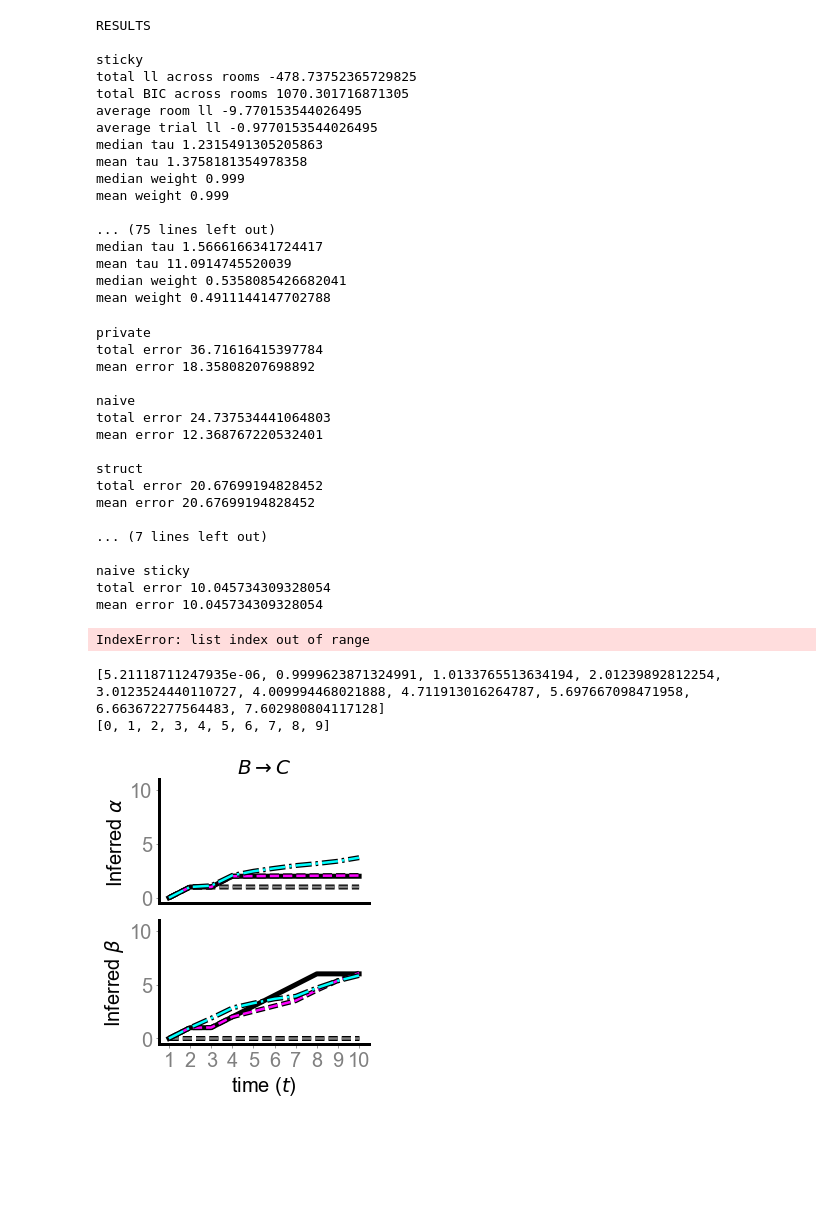
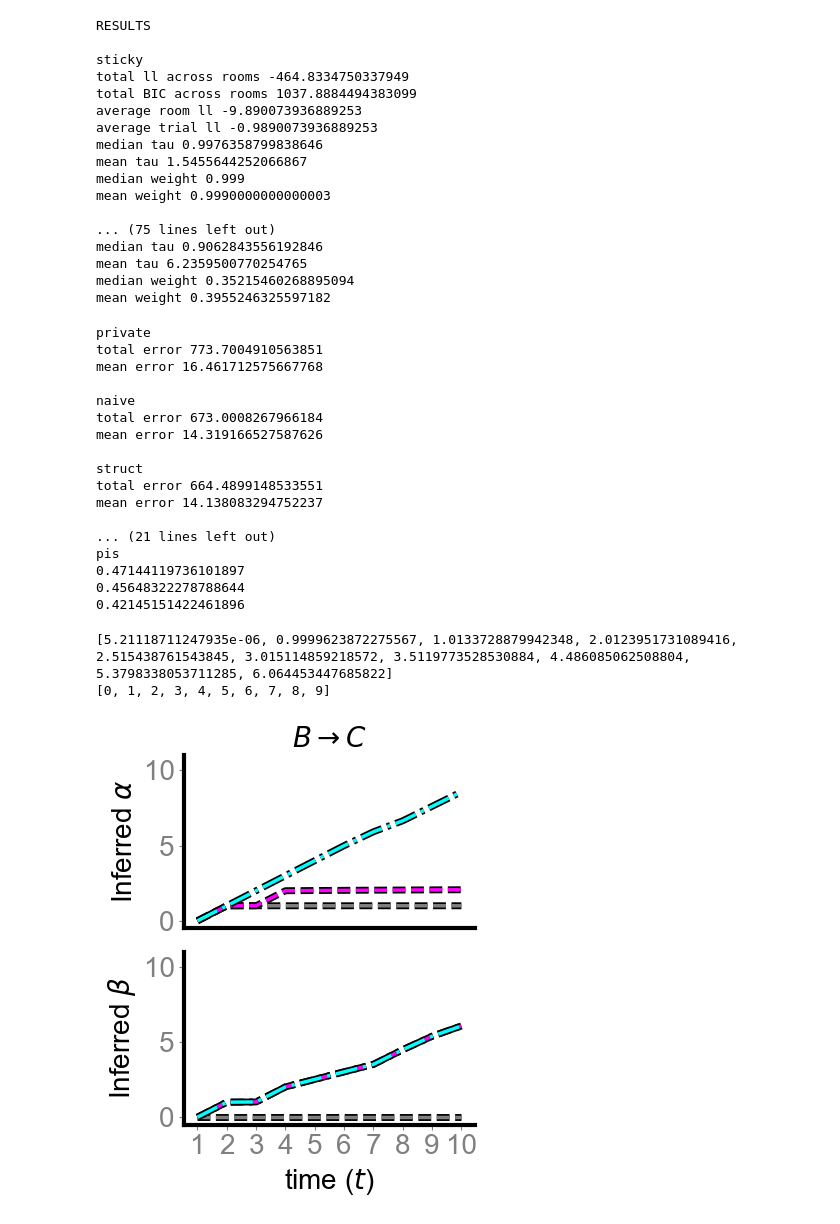
Before and after one commit to janphilippfranken/spacefish, a Jupyter notebook: analysis/fit_participant.ipynb, the cells around one changed output. Cells and saved outputs as stored; diff of their text form; code cells hidden in the pictures; blank space fills up the shorter version.

```diff
--- a/analysis/fit_participant.ipynb
+++ b/analysis/fit_participant.ipynb
@@ -15,8 +15,8 @@ import pylab
 from bayesian_learner import BayesianLearner
 from utils import generate_structures
 # %%
-data = np.array(np.loadtxt('processed_data_and_figures/exp_1_one_player_known_structure/main/cond_3_CB_full.txt')).reshape(50,3,10)
-count = 49 # n subjects in this condition
+data = np.array(np.loadtxt('processed_data_and_figures/exp_1_one_player_known_structure/cond_1_BC_full.txt')).reshape(48,3,10)
+count = 47 # n subjects in this condition
 
 pp_means = data[count, 0, :]
 
@@ -28,16 +28,16 @@ data = data[:count, 0, :]
 # l2_a = open('inferred_observations/exp_1_cond_2_l2_a.txt')
 # l2_a = json.load(l2_a)
 
-l1_b = open('inferred_observations/exp_1_cond_3_l1_b.txt')
+l1_b = open('inferred_observations/exp_1_cond_1_l1_b.txt')
 l1_b = json.load(l1_b)
 
-l1_c = open('inferred_observations/exp_1_cond_3_l1_c.txt')
+l1_c = open('inferred_observations/exp_1_cond_1_l1_c.txt')
 l1_c = json.load(l1_c)
 
-l2_b = open('inferred_observations/exp_1_cond_3_l2_b.txt')
+l2_b = open('inferred_observations/exp_1_cond_1_l2_b.txt')
 l2_b = json.load(l2_b)
 
-l2_c = open('inferred_observations/exp_1_cond_3_l2_c.txt')
+l2_c = open('inferred_observations/exp_1_cond_1_l2_c.txt')
 l2_c = json.load(l2_c)
 # %%
 print(l1_b['0'])
@@ -342,20 +342,20 @@ for model in model_ll.keys():
 RESULTS
 
 sticky
-total ll across rooms -478.73752365729825
-total BIC across rooms 1070.301716871305
-average room ll -9.770153544026495
-average trial ll -0.9770153544026495
-median tau 1.2315491305205863
-mean tau 1.3758181354978358
+total ll across rooms -464.8334750337949
+total BIC across rooms 1037.8884494383099
+average room ll -9.890073936889253
+average trial ll -0.9890073936889253
+median tau 0.9976358799838646
+mean tau 1.5455644252066867
 median weight 0.999
-mean weight 0.999
+mean weight 0.9990000000000003
 
 ... (75 lines left out)
-median tau 1.5666166341724417
-mean tau 11.0914745520039
-median weight 0.5358085426682041
-mean weight 0.4911144147702788
+median tau 0.9062843556192846
+mean tau 6.2359500770254765
+median weight 0.35215460268895094
+mean weight 0.3955246325597182
 # %%
 loo_loglikelihoods_sticky = []
 loo_parameters_sticky = []
@@ -560,23 +560,22 @@ print(np.median(pi_naive_sticky))
 print(np.median(pi_struct_sticky))
 # %% [output]
 private
-total error 36.71616415397784
-mean error 18.35808207698892
+total error 773.7004910563851
+mean error 16.461712575667768
 
 naive
-total error 24.737534441064803
-mean error 12.368767220532401
+total error 673.0008267966184
+mean error 14.319166527587626
 
 struct
-total error 20.67699194828452
-mean error 20.67699194828452
+total error 664.4899148533551
+mean error 14.138083294752237
 
-... (7 lines left out)
-
-naive sticky
-total error 10.045734309328054
-mean error 10.045734309328054
+... (21 lines left out)
+pis
+0.47144119736101897
+0.45648322278788644
+0.42145151422461896
-IndexError: list index out of range
 # %%
 # getting inferred parameters
 ground_truth_alpha = [0, 1, 1, 2, 2, 2, 2, 2, 2, 2]
@@ -685,7 +684,7 @@ for trial in range(10):
 print(struct_beta)
 print(ground_truth_beta)
 # %% [output]
-[5.21118711247935e-06, 0.9999623871324991, 1.0133765513634194, 2.01239892812254, 3.0123524440110727, 4.009994468021888, 4.711913016264787, 5.697667098471958, 6.663672277564483, 7.602980804117128]
+[5.21118711247935e-06, 0.9999623872275567, 1.0133728879942348, 2.0123951731089416, 2.515438761543845, 3.015114859218572, 3.5119773528530884, 4.486085062508804, 5.3798338053711285, 6.064453447685822]
 [0, 1, 2, 3, 4, 5, 6, 7, 8, 9]
 # %%
 # GLOBAL PLOT PARAMETERS
@@ -707,8 +706,8 @@ def inferredParam_plot(data):
     fig, axs = plt.subplots(2, 1, figsize=(4,5),sharey=True)
     axs[0].title.set_text(r'$ B\rightarrow C$')
     # truth
-    axs[0].plot(np.arange(1, 11,1), data[0], label="A",linewidth=2.5, color='black',linestyle='-',path_effects=[pe.Stroke(linewidth=5, foreground='black'), pe.Normal()])
-    axs[1].plot(np.arange(1, 11,1), data[1], label="B",linewidth=2.5, color='black',linestyle='-',path_effects=[pe.Stroke(linewidth=5, foreground='black'), pe.Normal()])
+    # axs[0].plot(np.arange(1, 11,1), data[0], label="A",linewidth=2.5, color='black',linestyle='-',path_effects=[pe.Stroke(linewidth=5, foreground='black'), pe.Normal()])
+    # axs[1].plot(np.arange(1, 11,1), data[1], label="B",linewidth=2.5, color='black',linestyle='-',path_effects=[pe.Stroke(linewidth=5, foreground='black'), pe.Normal()])
     # private
     axs[0].plot(np.arange(1, 11,1), data[2], label="A",linewidth=2.5, color='grey',linestyle='--',path_effects=[pe.Stroke(linewidth=5, foreground='black'), pe.Normal()])
     axs[1].plot(np.arange(1, 11,1), data[3], label="B",linewidth=2.5, color='grey',linestyle='--',path_effects=[pe.Stroke(linewidth=5, foreground='black'), pe.Normal()])
@@ -718,35 +717,35 @@ def inferredParam_plot(data):
     # l2
     axs[0].plot(np.arange(1, 11,1), data[6], label="A",linewidth=2.5, color='cyan',linestyle='-.',path_effects=[pe.Stroke(linewidth=5, foreground='black'), pe.Normal()])
     axs[1].plot(np.arange(1, 11,1), data[7], label="B",linewidth=2.5, color='cyan',linestyle='-.',path_effects=[pe.Stroke(linewidth=5, foreground='black'), pe.Normal()])
 
     axs[1].set_ylim([-.5, 11])
     axs[1].set_xlabel(r'time ($t$)')
     axs[1].set_xticks([1,2,3,4,5,6,7,8,9,10])
     axs[0].set_ylabel(r'')
     axs[1].set_ylabel(r'')
     axs[0].set_ylabel(r'Inferred $\alpha$')
     axs[1].set_ylabel(r'Inferred $\beta$')
     axs[0].set_yticks([])
     axs[0].set_xticks([])
     axs[1].set_yticks([0, 5, 10])
     axs[0].set_yticklabels([0,5,10])
     axs[0].spines['right'].set_visible(False)
     axs[0].spines['top'].set_visible(False)
     axs[1].spines['right'].set_visible(False)
     axs[1].spines['top'].set_visible(False)
 
     # axs[1].legend([r'True State', r'$Level_0$', r'$Level_1$', r'$Level_2$'],loc='upper left', bbox_to_anchor=(-0.03, 1.1),ncol=2,fontsize=18, frameon=False,borderpad=0.1, labelspacing=0.1, handlelength=1, handletextpad=0.1, columnspacing=0.4)
 
     fig.tight_layout()
-    # plt.savefig('model_fits_plots/test.pdf')
+    plt.savefig('test.pdf')
     plt.show()
 
 inferredParam_plot([ground_truth_alpha, ground_truth_beta,
             private_alpha, private_beta,
             naive_alpha, naive_beta,
             struct_alpha, struct_beta])
 # %% [output]
-[figure, old version]
+[figure, new version]
 # %%
 # mean predictions trace_plot representation
 average_truth = {}
```
Also changed, not shown: parts of 4 cells of this notebook.
